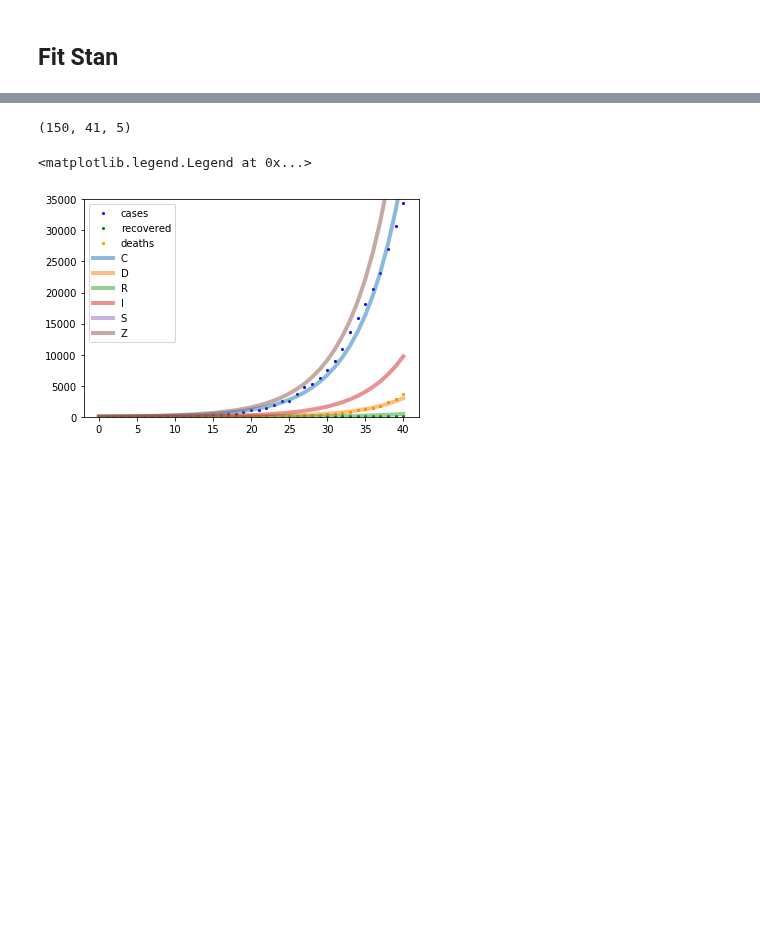
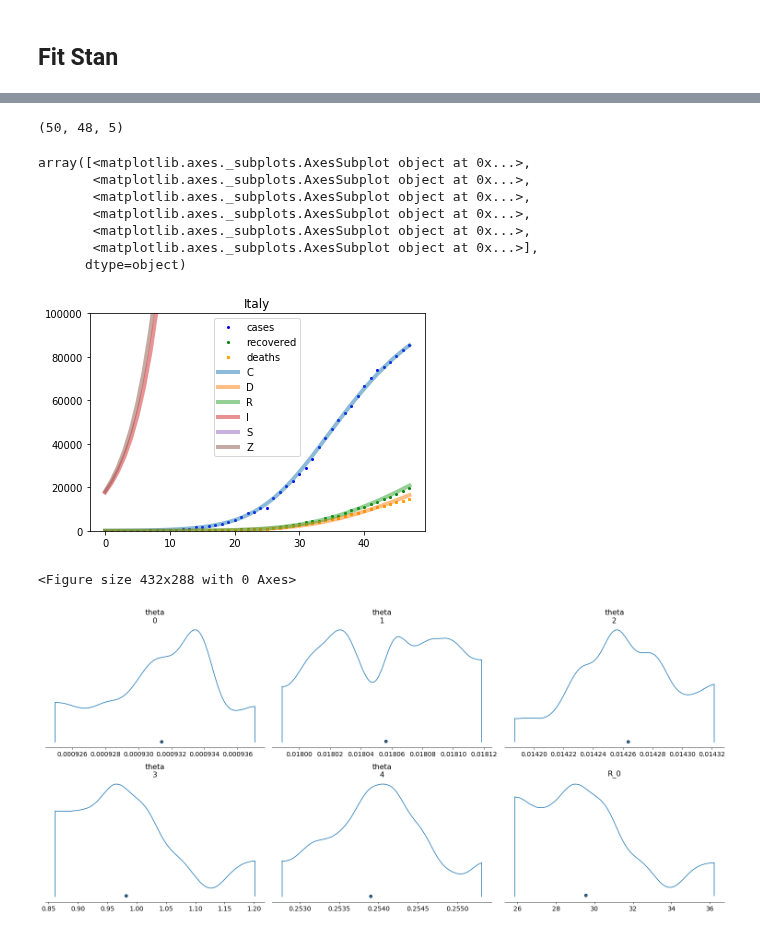
Before and after one commit to ccc1685/covid-19, a Jupyter notebook: Stan/MBS_epidemic_concentration_fitter.ipynb, the cells around one changed output, grey strips where cells are left out. Drawn from its saved outputs; the diff is of its cells as text; code cells hidden in the pictures; blank space fills up the shorter version.

```diff
--- a/Stan/MBS_epidemic_concentration_fitter.ipynb
+++ b/Stan/MBS_epidemic_concentration_fitter.ipynb
@@ -60,7 +60,7 @@ dfr = pd.read_csv(url_recovered)
 ### Enter country
 # %%
 #Austria,Belgium,Denmark,France,Germany,Italy,Norway,Spain,Sweden,Switzerland,United Kingdom
-roi = "United Kingdom"
+roi = "Italy"
 # %%
 dfc2 = dfc.loc[(dfc['Country/Region']==roi)&(pd.isnull(dfc['Province/State']))]
 dfd2 = dfd.loc[(dfd['Country/Region']==roi)&(pd.isnull(dfd['Province/State']))]
@@ -184,7 +184,7 @@ model.stan_data['max_num_steps'] = 10000000
 
 n_chains=1
 n_warmups=500
-n_iter=4000
+n_iter=1000
 n_thin=10
 
 control = {'adapt_delta':0.9}
@@ -240,35 +243,47 @@ print(np.shape(fit.extract()['u']))
 # # plt.plot(model.stan_data['y'][:,0],'bo', label="cases")
 # # plt.plot(model.stan_data['y'][:,1],'go',label="recovered")
 
 # plt.plot(fit.extract()['u'][-1,:,4],'r', label=r'$\hat{I}$')
 # plt.plot(fit.extract()['u'][-1,:,2],'b', label=r'$\hat{R}$')
 # plt.legend()
 # plt.ylabel('fraction')
 # plt.xlabel('days')
 # plt.plot(model.stan_data['y'][:,0],'bo', label="cases")
 # plt.plot(model.stan_data['y'][:,1],'go',label="recovered")
 # plt.subplot(1,2,1)
 ms=2
-x = range(len(fit.extract()['u'][-1,:,i]))
+x = range(len(fit.extract()['u'][-1,:,0]))
 plt.plot(x,DF["cases"][t0:],'bo', label="cases",ms=ms)
 plt.plot(x,DF["recovered"][t0:],'go',label="recovered",ms=ms)
 plt.plot(x,DF["deaths"][t0:],'s',label="deaths",color='orange',ms=ms)
 
 labels = ['C','D','R','I','S','Z']
 lw=4
 a = 0.5
 for i in range(5):
     plt.plot(model.stan_data['n_scale']*fit.extract()['u'][-1,:,i],label=labels[i],lw=lw,alpha=a)
 plt.plot(model.stan_data['n_scale']*(1-fit.extract()['u'][-1,:,4]),label=labels[-1],lw=lw,alpha=a)
 plt.legend()
-plt.ylim((0,35000))
+plt.ylim((0,100000))
 
 # plt.subplot(1,2,2)
 # tot = DF["cases"][-1:] + DF["recovered"][-1:] + DF["deaths"][-1:]
 
 # plt.axvline(model.stan_data['t0'],color='k', linestyle="dashed")
 plt.legend()
+plt.title(roi)
+plt.figure()
+# plt.plot(fit.extract()['lp__'])
+az.plot_density(fit,group='posterior',var_names=["theta","R_0"])
 # %% [output]
-(150, 41, 5)
+(50, 48, 5)
-<matplotlib.legend.Legend at 0x...>
+array([<matplotlib.axes._subplots.AxesSubplot object at 0x...>,
+       <matplotlib.axes._subplots.AxesSubplot object at 0x...>,
+       <matplotlib.axes._subplots.AxesSubplot object at 0x...>,
+       <matplotlib.axes._subplots.AxesSubplot object at 0x...>,
+       <matplotlib.axes._subplots.AxesSubplot object at 0x...>,
+       <matplotlib.axes._subplots.AxesSubplot object at 0x...>],
+      dtype=object)
-[figure, old version]
+[figure, new version]
+<Figure size 432x288 with 0 Axes>
+[figure, added]
```
Also changed, not shown: parts of 6 cells of this notebook, 2 other files.
